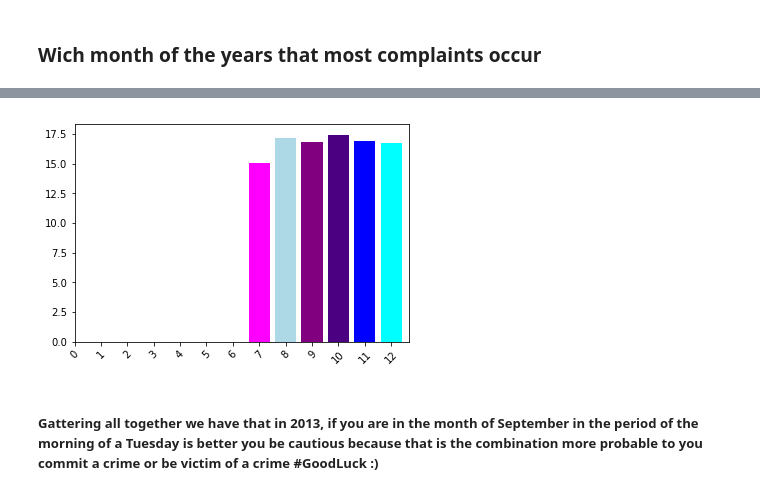
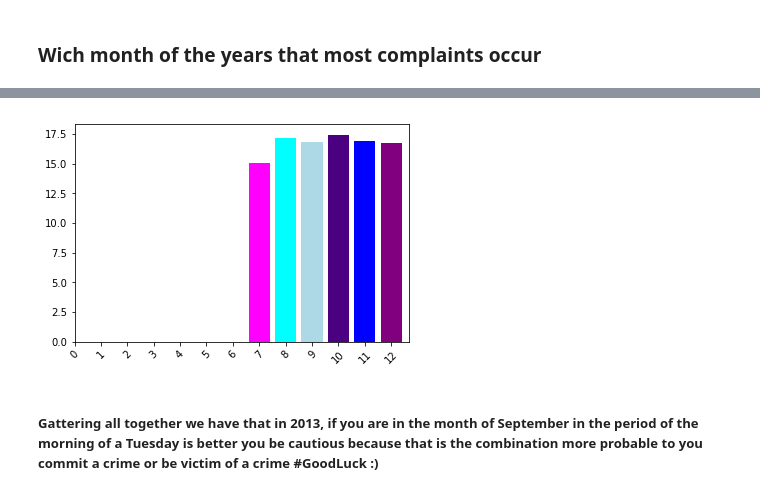
Before and after one commit to marco-olimpio/ufrn, a Jupyter notebook: EEC2006/1_CrimeProject/Finding crime patterns in Montgomery County.ipynb, the cells around one changed output, grey strips where cells are left out. Saved outputs shown, nothing was run; the diff lists cells and outputs as text; code cells hidden in the pictures.

```diff
--- a/EEC2006/1_CrimeProject/Finding crime patterns in Montgomery County.ipynb
+++ b/EEC2006/1_CrimeProject/Finding crime patterns in Montgomery County.ipynb
@@ -557,21 +507,15 @@ print('October is the month more likely to happen a crime with a probability of
 number_of_crimes = sum(result_month)
 print('Total number of complaints: ' + str(number_of_crimes))
 result_month.to_frame
-#result_month.rename('teste')
-#result_month['Percentage'] = 0.00
-#result_month['Dispatch Date / Time']
-#result_month['Percentage'] = (result_month['Dispatch Date / Time']/number_of_crimes)*100
-result_month.describe
-#(result_month/result_month.sum)*100
 
 fig1, ax1 = plt.subplots()
 
 ind = np.arange(0, 13)
 Oct = plt.bar(10,height=(result_month[10]/23369)*100,color='indigo')
-Aug = plt.bar(8,height=(result_month[8]/23369)*100,color='lightblue')
+Aug = plt.bar(8,height=(result_month[8]/23369)*100,color='cyan')
 Nov = plt.bar(11,height=(result_month[11]/23369)*100,color='blue')
-Sep = plt.bar(9,height=(result_month[9]/23369)*100,color='purple')
-Dec = plt.bar(12,height=(result_month[12]/23369)*100,color='cyan')
+Sep = plt.bar(9,height=(result_month[9]/23369)*100,color='lightblue')
+Dec = plt.bar(12,height=(result_month[12]/23369)*100,color='purple')
 Jul = plt.bar(7,height=(result_month[7]/23369)*100,color='magenta')
 
 ax.set_xticks(ind)
@@ -602,6 +531,6 @@ Name: Dispatch Date / Time, dtype: datetime64[ns]
 October is the month more likely to happen a crime with a probability of 17.4376310497%
 Total number of complaints: 23369
-[figure, old version]
+[figure, new version]
 # %% [markdown]
 ##### Gattering all together we have that in 2013, if you are in the month of September in the period of the morning of a Tuesday is better you be cautious because that is the combination more probable to you commit a crime or be victim of a crime #GoodLuck :)
 # %% [markdown]
```
Also changed, not shown: parts of 20 cells of this notebook.
